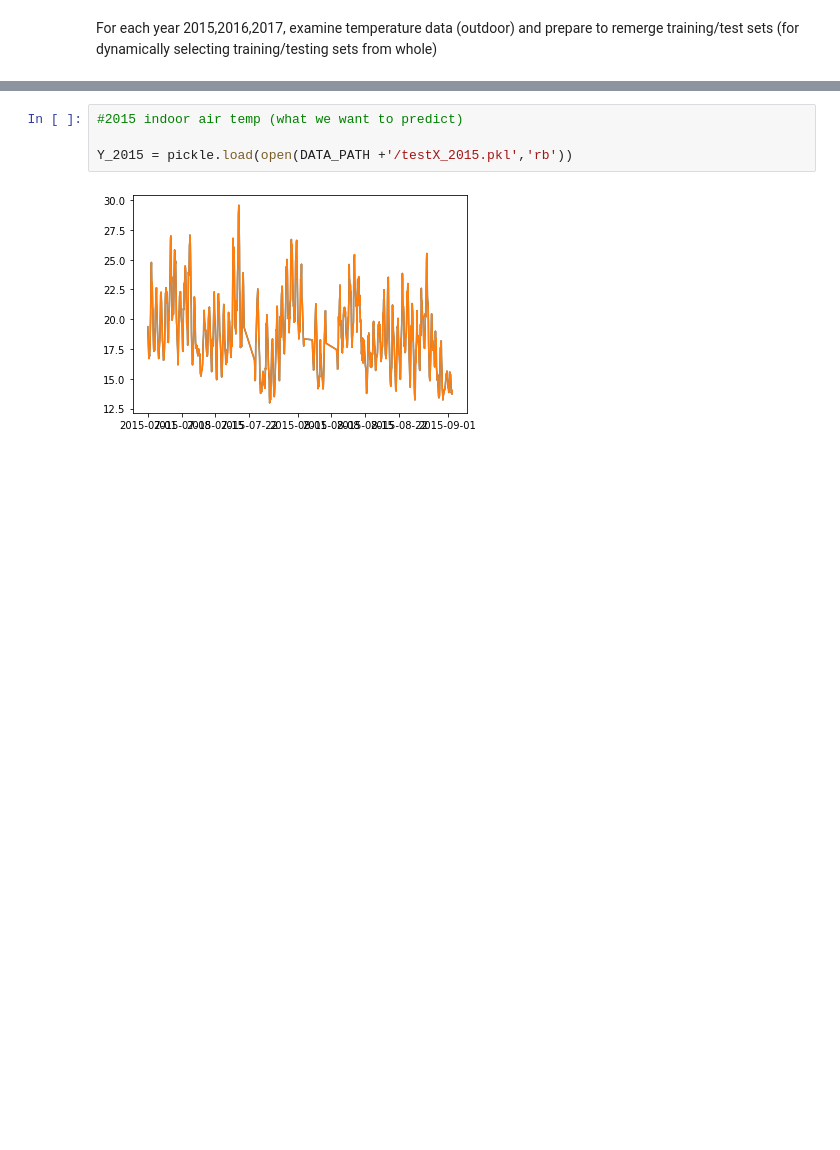
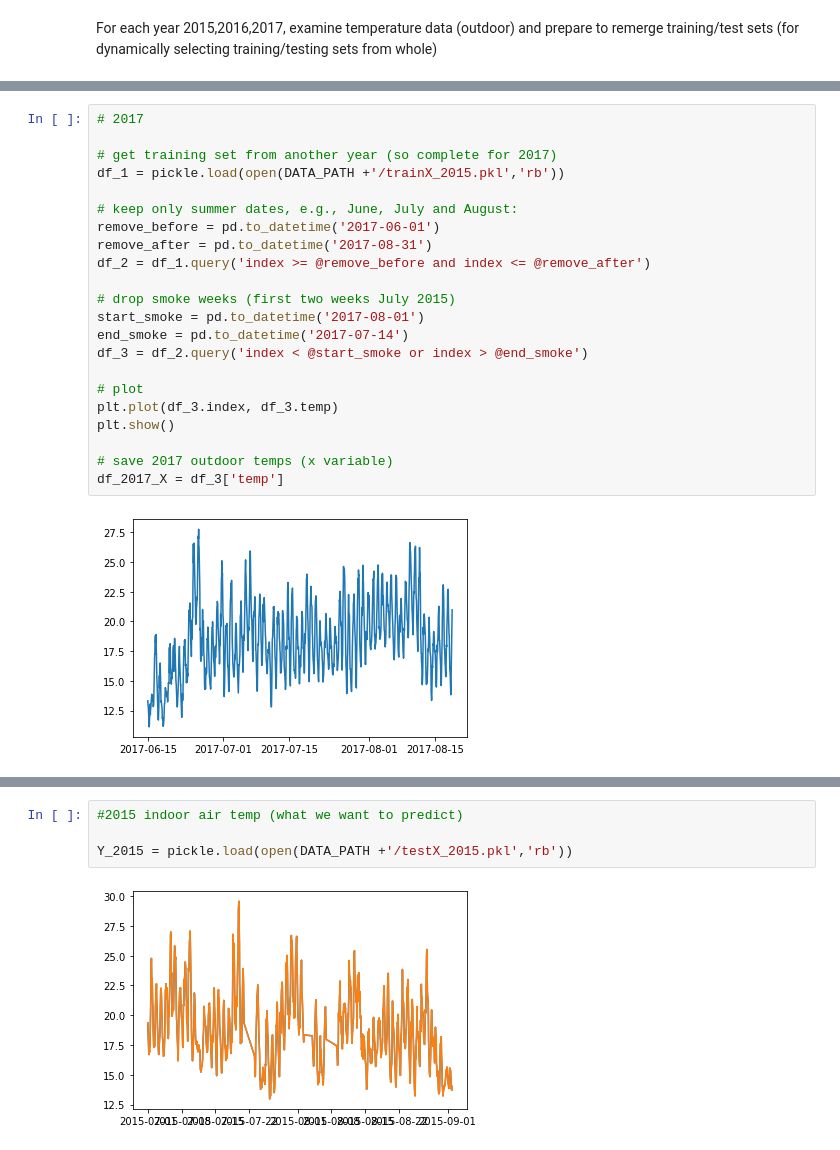
Before and after one commit to DonnaVakalis/forecasting-MRT-gap, a Jupyter notebook: model/model_LSTM.ipynb, the cells around one changed output, grey strips where cells are left out. Saved outputs shown, nothing was run; the diff lists cells and outputs as text; blank space fills up the shorter version.

```diff
--- a/model/model_LSTM.ipynb
+++ b/model/model_LSTM.ipynb
@@ -106,0 +135,24 @@ df3
+# %%
+# 2017
+
+# get training set from another year (so complete for 2017)
+df_1 = pickle.load(open(DATA_PATH +'/trainX_2015.pkl','rb'))
+
+# keep only summer dates, e.g., June, July and August:
+remove_before = pd.to_datetime('2017-06-01')
+remove_after = pd.to_datetime('2017-08-31')
+df_2 = df_1.query('index >= @remove_before and index <= @remove_after')
+
+# drop smoke weeks (first two weeks July 2015)
+start_smoke = pd.to_datetime('2017-08-01')
+end_smoke = pd.to_datetime('2017-07-14')
+df_3 = df_2.query('index < @start_smoke or index > @end_smoke')
+
+# plot
+plt.plot(df_3.index, df_3.temp)
+plt.show()
+
+# save 2017 outdoor temps (x variable)
+df_2017_X = df_3['temp']
+# %% [output]
+[figure, added]
```
Also changed, not shown: parts of 11 cells of this notebook.
